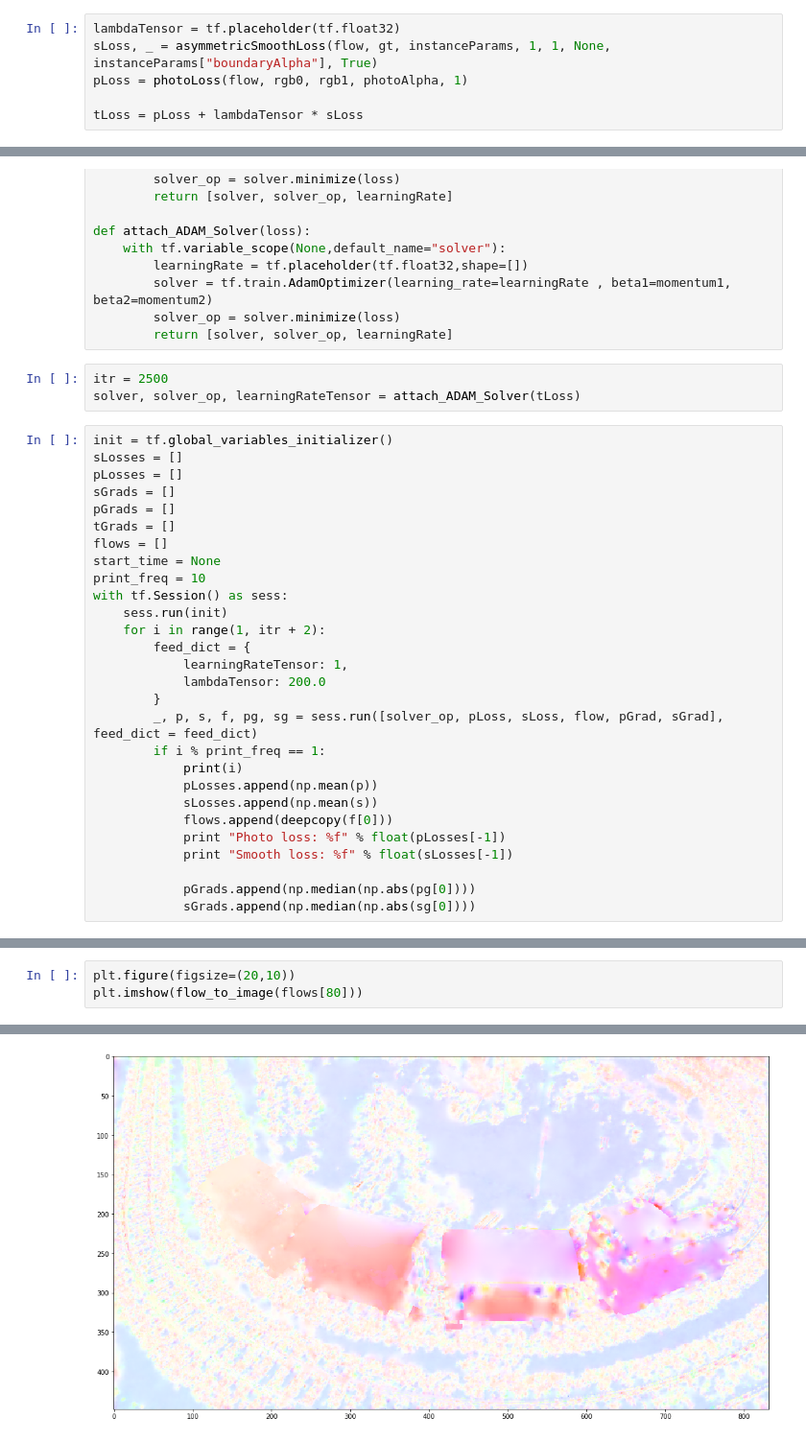
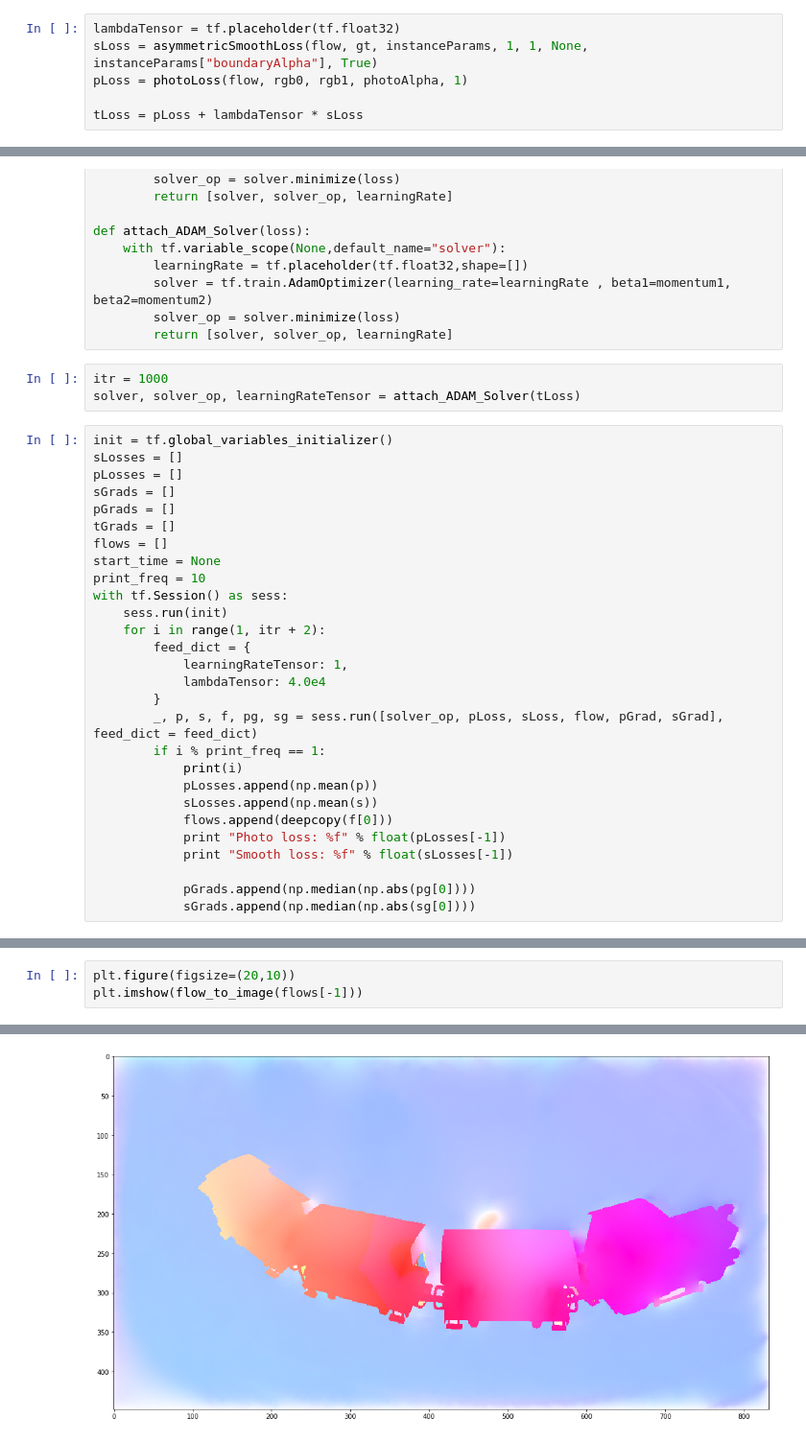
Before and after one commit to y788zhan/joint_seg_flow, a Jupyter notebook: src/shallow_sgd_train.ipynb, the cells around one changed output, grey strips where cells are left out. Shown at 96% size. Drawn from its saved outputs; the diff is of its cells as text.

```diff
--- a/src/shallow_sgd_train.ipynb
+++ b/src/shallow_sgd_train.ipynb
@@ -62,7 +62,7 @@ rgb0 = rgb0[:,16:-16,11:-11,:]
 rgb1 = rgb1[:,16:-16,11:-11,:]
 # %%
 lambdaTensor = tf.placeholder(tf.float32)
-sLoss, _ = asymmetricSmoothLoss(flow, gt, instanceParams, 1, 1, None, instanceParams["boundaryAlpha"], True)
+sLoss = asymmetricSmoothLoss(flow, gt, instanceParams, 1, 1, None, instanceParams["boundaryAlpha"], True)
 pLoss = photoLoss(flow, rgb0, rgb1, photoAlpha, 1)
 
 tLoss = pLoss + lambdaTensor * sLoss
@@ -88,7 +92,7 @@ def attach_ADAM_Solver(loss):
         solver_op = solver.minimize(loss)
         return [solver, solver_op, learningRate]
 # %%
-itr = 2500
+itr = 1000
 solver, solver_op, learningRateTensor = attach_ADAM_Solver(tLoss)
 # %%
 init = tf.global_variables_initializer()
@@ -105,7 +109,7 @@ with tf.Session() as sess:
     for i in range(1, itr + 2):
         feed_dict = {
             learningRateTensor: 1,
-            lambdaTensor: 200.0
+            lambdaTensor: 4.0e4
         }
         _, p, s, f, pg, sg = sess.run([solver_op, pLoss, sLoss, flow, pGrad, sGrad], feed_dict = feed_dict)
         if i % print_freq == 1:
@@ -140,4 +143,4 @@ KeyboardInterrupt:
 # %%
 plt.figure(figsize=(20,10))
-plt.imshow(flow_to_image(flows[80]))
+plt.imshow(flow_to_image(flows[-1]))
 # %% [output]
@@ -148,2 +151,2 @@ v = -14.064 .. 14.888
 <matplotlib.image.AxesImage at 0x...>
-[figure, old version]
+[figure, new version]
```
Also changed, not shown: parts of 9 cells of this notebook, 7 other files.
